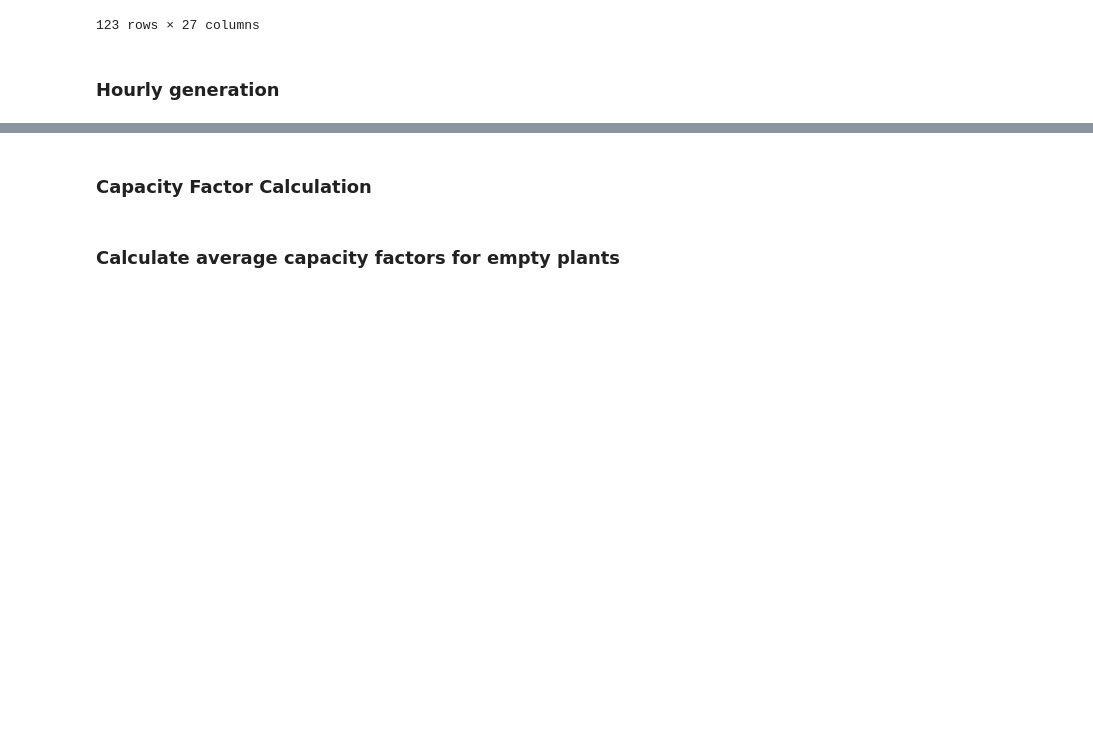
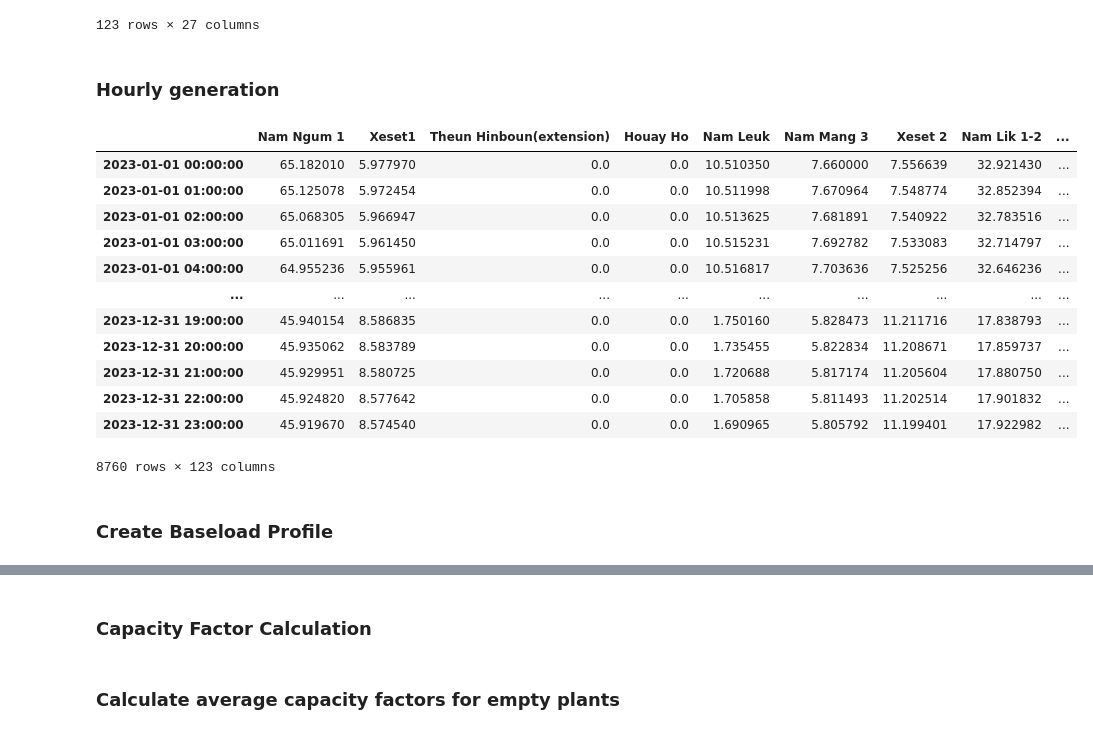
Before and after one commit to lukasschirren/GeoH2-prep-Laos, a Jupyter notebook: runoff_new_plants.ipynb, the cells around one changed output, grey strips where cells are left out. Drawn from its saved outputs; the diff is of its cells as text; code cells hidden in the pictures; blank space fills up the shorter version.

```diff
--- a/runoff_new_plants.ipynb
+++ b/runoff_new_plants.ipynb
@@ -374,0 +437,18 @@ merged_data_wet
+# %%
+hourly_values_wet
+# %% [output]
+|  | Nam Ngum 1 | Xeset1 | Theun Hinboun(extension) | Houay Ho | Nam Leuk | Nam Mang 3 | Xeset 2 | Nam Lik 1-2 | ... |
+| 2023-01-01 00:00:00 | 65.182010 | 5.977970 | 0.0 | 0.0 | 10.510350 | 7.660000 | 7.556639 | 32.921430 | ... |
+| 2023-01-01 01:00:00 | 65.125078 | 5.972454 | 0.0 | 0.0 | 10.511998 | 7.670964 | 7.548774 | 32.852394 | ... |
+| 2023-01-01 02:00:00 | 65.068305 | 5.966947 | 0.0 | 0.0 | 10.513625 | 7.681891 | 7.540922 | 32.783516 | ... |
+| 2023-01-01 03:00:00 | 65.011691 | 5.961450 | 0.0 | 0.0 | 10.515231 | 7.692782 | 7.533083 | 32.714797 | ... |
+| 2023-01-01 04:00:00 | 64.955236 | 5.955961 | 0.0 | 0.0 | 10.516817 | 7.703636 | 7.525256 | 32.646236 | ... |
+| ... | ... | ... | ... | ... | ... | ... | ... | ... | ... |
+| 2023-12-31 19:00:00 | 45.940154 | 8.586835 | 0.0 | 0.0 | 1.750160 | 5.828473 | 11.211716 | 17.838793 | ... |
+| 2023-12-31 20:00:00 | 45.935062 | 8.583789 | 0.0 | 0.0 | 1.735455 | 5.822834 | 11.208671 | 17.859737 | ... |
+| 2023-12-31 21:00:00 | 45.929951 | 8.580725 | 0.0 | 0.0 | 1.720688 | 5.817174 | 11.205604 | 17.880750 | ... |
+| 2023-12-31 22:00:00 | 45.924820 | 8.577642 | 0.0 | 0.0 | 1.705858 | 5.811493 | 11.202514 | 17.901832 | ... |
+| 2023-12-31 23:00:00 | 45.919670 | 8.574540 | 0.0 | 0.0 | 1.690965 | 5.805792 | 11.199401 | 17.922982 | ... |
+8760 rows × 123 columns
+# %% [markdown]
+### Create Baseload Profile
```
Also changed, not shown: parts of 21 cells of this notebook, 2 other files.
